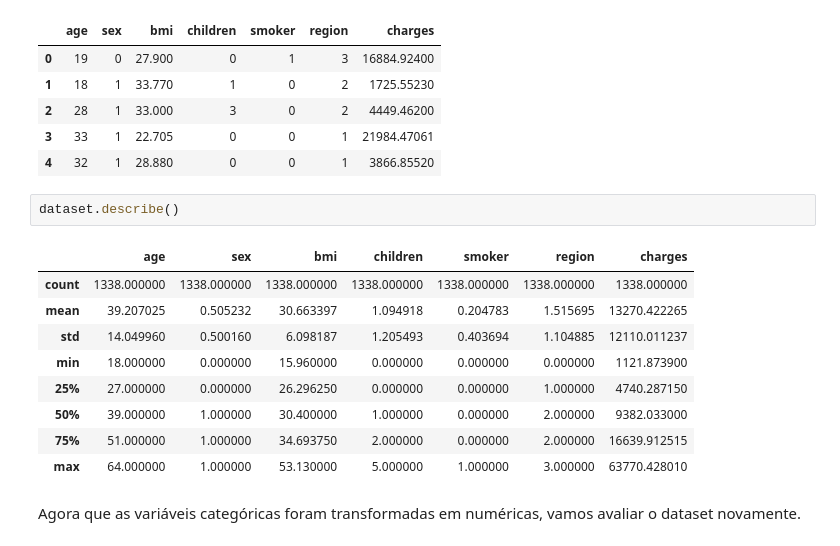
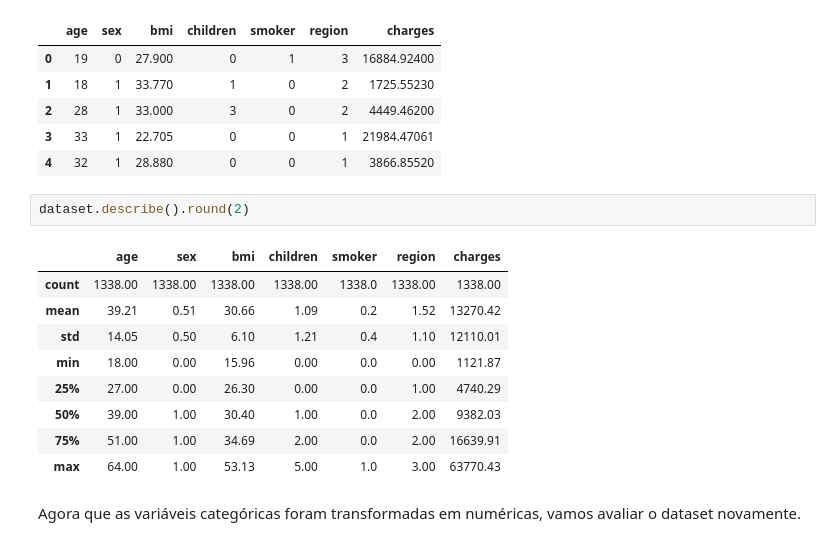
Before and after one commit to biancaalvesb/FIAP_POS_IA_ML, a Jupyter notebook: regressao_tech_challenge_1.ipynb, the cells around one changed output. Cells and saved outputs as stored; diff of their text form.

```diff
--- a/regressao_tech_challenge_1.ipynb
+++ b/regressao_tech_challenge_1.ipynb
@@ -212,17 +214,17 @@ dataset.head()
 | 3 | 33 | 1 | 22.705 | 0 | 0 | 1 | 21984.47061 |
 | 4 | 32 | 1 | 28.880 | 0 | 0 | 1 | 3866.85520 |
 # %%
-dataset.describe()
+dataset.describe().round(2)
 # %% [output]
 |  | age | sex | bmi | children | smoker | region | charges |
-| count | 1338.000000 | 1338.000000 | 1338.000000 | 1338.000000 | 1338.000000 | 1338.000000 | 1338.000000 |
-| mean | 39.207025 | 0.505232 | 30.663397 | 1.094918 | 0.204783 | 1.515695 | 13270.422265 |
-| std | 14.049960 | 0.500160 | 6.098187 | 1.205493 | 0.403694 | 1.104885 | 12110.011237 |
-| min | 18.000000 | 0.000000 | 15.960000 | 0.000000 | 0.000000 | 0.000000 | 1121.873900 |
-| 25% | 27.000000 | 0.000000 | 26.296250 | 0.000000 | 0.000000 | 1.000000 | 4740.287150 |
-| 50% | 39.000000 | 1.000000 | 30.400000 | 1.000000 | 0.000000 | 2.000000 | 9382.033000 |
-| 75% | 51.000000 | 1.000000 | 34.693750 | 2.000000 | 0.000000 | 2.000000 | 16639.912515 |
-| max | 64.000000 | 1.000000 | 53.130000 | 5.000000 | 1.000000 | 3.000000 | 63770.428010 |
+| count | 1338.00 | 1338.00 | 1338.00 | 1338.00 | 1338.0 | 1338.00 | 1338.00 |
+| mean | 39.21 | 0.51 | 30.66 | 1.09 | 0.2 | 1.52 | 13270.42 |
+| std | 14.05 | 0.50 | 6.10 | 1.21 | 0.4 | 1.10 | 12110.01 |
+| min | 18.00 | 0.00 | 15.96 | 0.00 | 0.0 | 0.00 | 1121.87 |
+| 25% | 27.00 | 0.00 | 26.30 | 0.00 | 0.0 | 1.00 | 4740.29 |
+| 50% | 39.00 | 1.00 | 30.40 | 1.00 | 0.0 | 2.00 | 9382.03 |
+| 75% | 51.00 | 1.00 | 34.69 | 2.00 | 0.0 | 2.00 | 16639.91 |
+| max | 64.00 | 1.00 | 53.13 | 5.00 | 1.0 | 3.00 | 63770.43 |
 # %% [markdown]
 Agora que as variáveis categóricas foram transformadas em numéricas, vamos avaliar o dataset novamente.
 # %%
```
Also changed, not shown: parts of 36 cells of this notebook.
